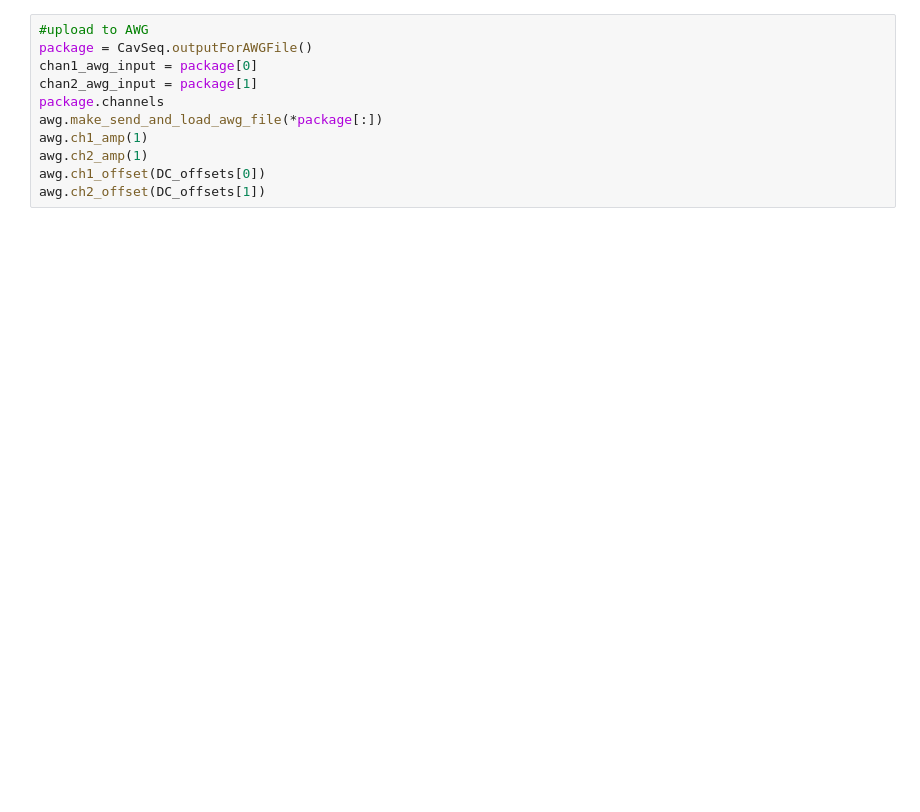
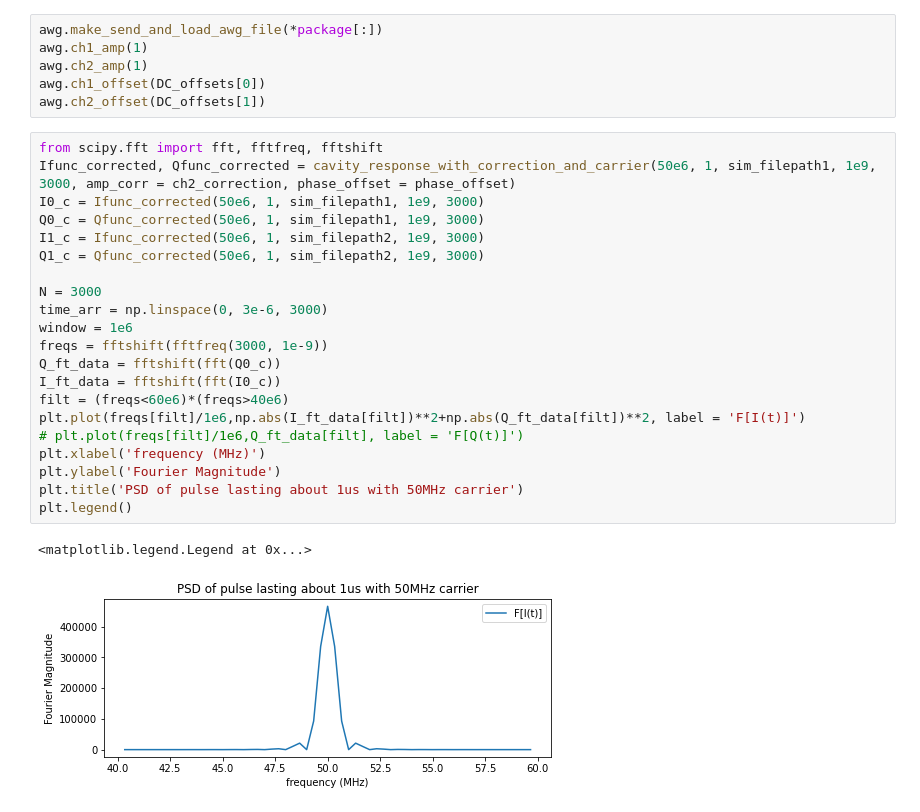
Before and after one commit to PITT-HATLAB/measurements, a Jupyter notebook: measurement_modules/AWG_and_Alazar/AWG_programs/Custom Amp Driving/Cavity_Mimicking_pulse.ipynb, the cells around one changed output. Saved outputs shown, nothing was run; the diff lists cells and outputs as text; blank space fills up the shorter version.

```diff
--- a/measurement_modules/AWG_and_Alazar/AWG_programs/Custom Amp Driving/Cavity_Mimicking_pulse.ipynb
+++ b/measurement_modules/AWG_and_Alazar/AWG_programs/Custom Amp Driving/Cavity_Mimicking_pulse.ipynb
@@ -246,11 +271,30 @@ plotter(CavSeq)
 # %%
-#upload to AWG
-package = CavSeq.outputForAWGFile()
-chan1_awg_input = package[0]
-chan2_awg_input = package[1]
-package.channels
 awg.make_send_and_load_awg_file(*package[:])
 awg.ch1_amp(1)
 awg.ch2_amp(1)
 awg.ch1_offset(DC_offsets[0])
 awg.ch2_offset(DC_offsets[1])
+# %%
+from scipy.fft import fft, fftfreq, fftshift
+Ifunc_corrected, Qfunc_corrected = cavity_response_with_correction_and_carrier(50e6, 1, sim_filepath1, 1e9, 3000, amp_corr = ch2_correction, phase_offset = phase_offset)
+I0_c = Ifunc_corrected(50e6, 1, sim_filepath1, 1e9, 3000)
+Q0_c = Qfunc_corrected(50e6, 1, sim_filepath1, 1e9, 3000)
+I1_c = Ifunc_corrected(50e6, 1, sim_filepath2, 1e9, 3000)
+Q1_c = Qfunc_corrected(50e6, 1, sim_filepath2, 1e9, 3000)
+
+N = 3000
+time_arr = np.linspace(0, 3e-6, 3000)
+window = 1e6
+freqs = fftshift(fftfreq(3000, 1e-9))
+Q_ft_data = fftshift(fft(Q0_c))
+I_ft_data = fftshift(fft(I0_c))
+filt = (freqs<60e6)*(freqs>40e6)
+plt.plot(freqs[filt]/1e6,np.abs(I_ft_data[filt])**2+np.abs(Q_ft_data[filt])**2, label = 'F[I(t)]')
+# plt.plot(freqs[filt]/1e6,Q_ft_data[filt], label = 'F[Q(t)]')
+plt.xlabel('frequency (MHz)')
+plt.ylabel('Fourier Magnitude')
+plt.title('PSD of pulse lasting about 1us with 50MHz carrier')
+plt.legend()
+# %% [output]
+<matplotlib.legend.Legend at 0x...>
+[figure, added]
```
Also changed, not shown: parts of 5 cells of this notebook, 8 other files.
